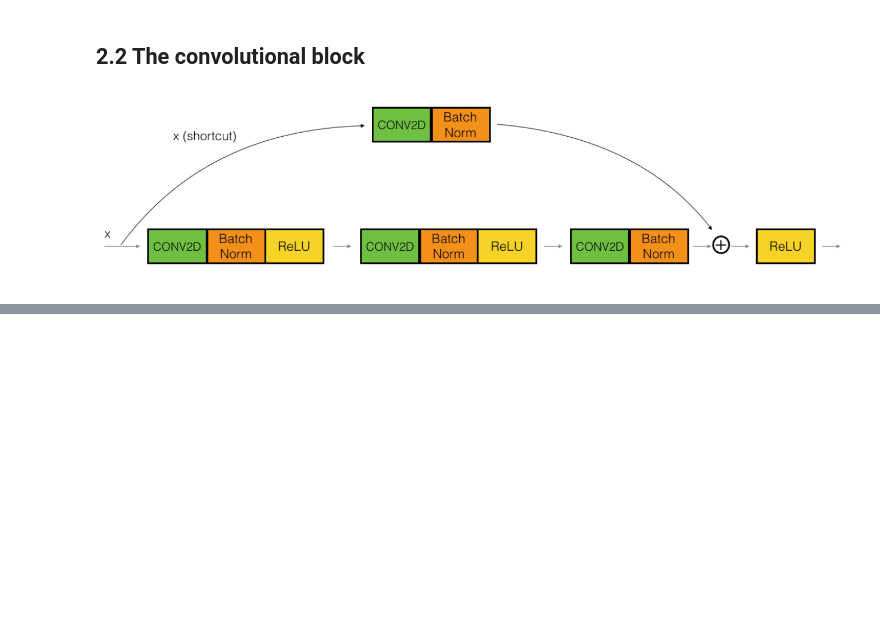
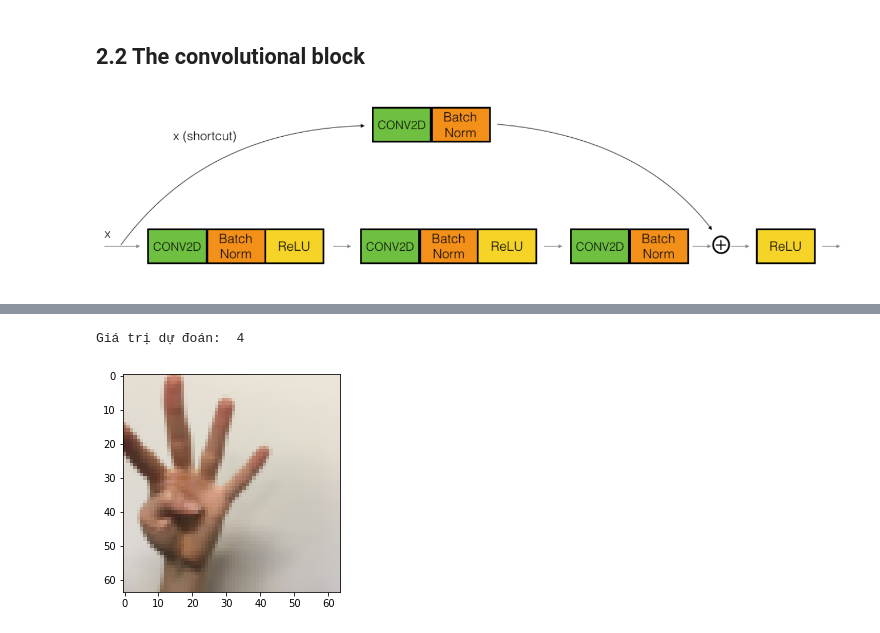
Before and after one commit to lehanh19/DeepLearning, a Jupyter notebook: ConvolutionNeuralNetWork/ResNets/Residual_Networks.ipynb, the cells around one changed output, grey strips where cells are left out. Cells and saved outputs as stored; diff of their text form; code cells hidden in the pictures; blank space fills up the shorter version.

```diff
--- a/ConvolutionNeuralNetWork/ResNets/Residual_Networks.ipynb
+++ b/ConvolutionNeuralNetWork/ResNets/Residual_Networks.ipynb
@@ -88,0 +216,13 @@ def identity_block(X, f, filters, stage, block):
+# %%
+X_train_orig, Y_train_orig, X_test_orig, Y_test_orig, classes = load_dataset()
+X_train = X_train_orig / 255.
+X_test = X_test_orig / 255.
+Y_train = np_utils.to_categorical(Y_train_orig, 6)
+Y_test = np_utils.to_categorical(Y_test_orig, 6)
+print ("Number of training examples = " + str(X_train.shape[0]))
+print ("Number of test examples = " + str(X_test.shape[0]))
+print ("X_train shape: " + str(X_train.shape))
+print ("Y_train shape: " + str(Y_train.shape))
+print ("X_test shape: " + str(X_test.shape))
+print ("Y_test shape: " + str(Y_test.shape))
+conv_layers = {}
@@ -88,0 +260,2 @@ def identity_block(X, f, filters, stage, block):
+# %%
+model1 = load_model('Signs_weight1.h5')
@@ -88,0 +290,9 @@ def identity_block(X, f, filters, stage, block):
+# %%
+index = 50
+plt.imshow(X_test[index])
+
+y_predict = model1.predict(X_test[index].reshape(1,64,64,3))
+print('Giá trị dự đoán: ', np.argmax(y_predict))
+# %% [output]
+Giá trị dự đoán:  4
+[figure, added]
```
Also changed, not shown: parts of 15 cells of this notebook.
